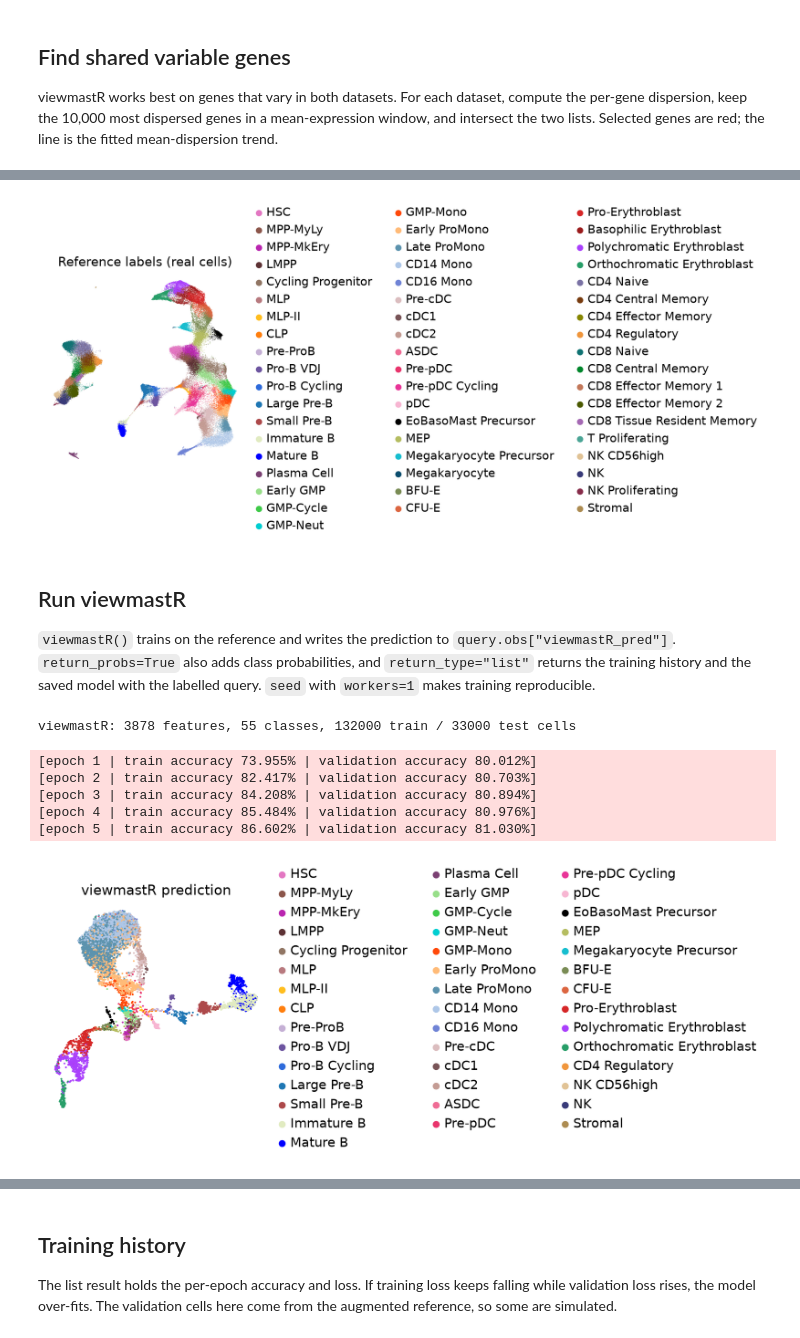
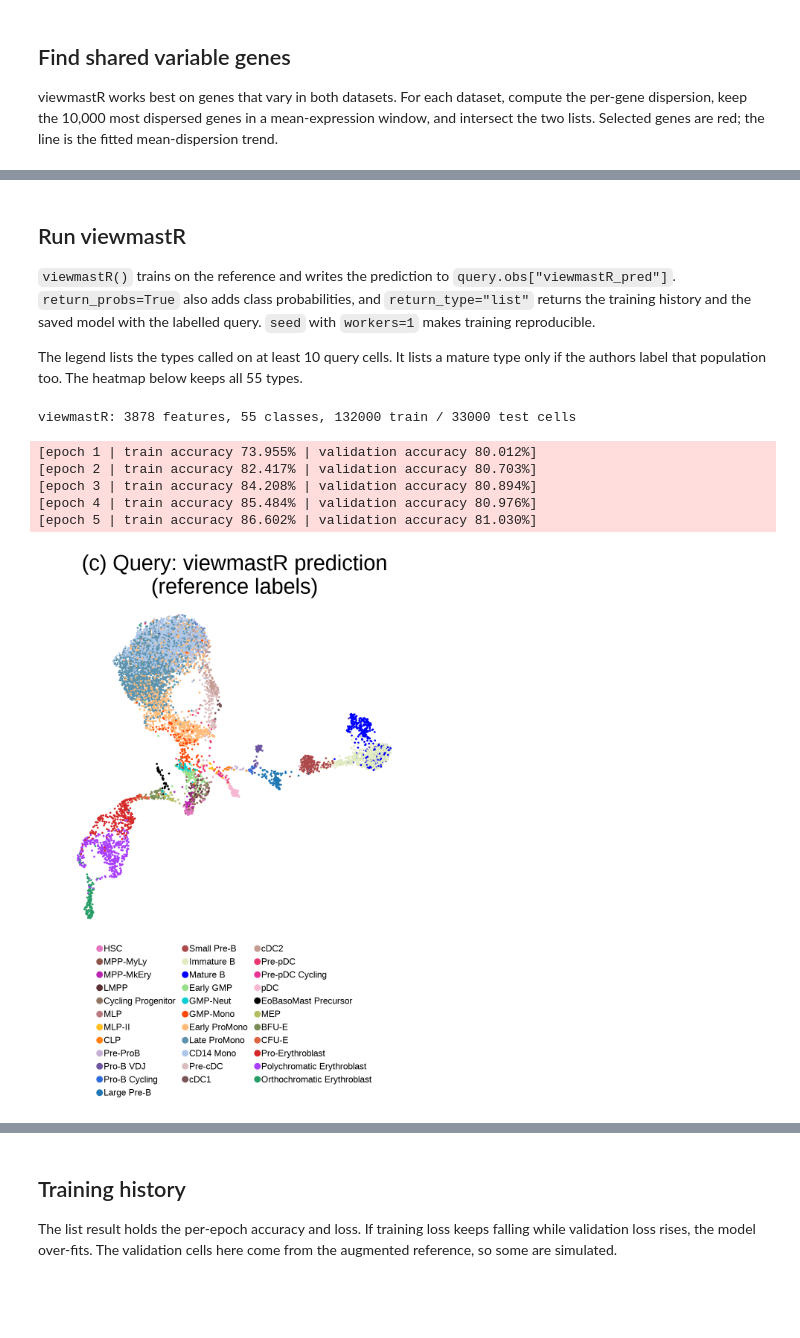
Before and after one commit to jacob-greene/py-viewmastR, a Jupyter notebook: tutorials/01_how_to.ipynb, the cells around one changed output, grey strips where cells are left out. Saved outputs shown, nothing was run; the diff lists cells and outputs as text; code cells hidden in the pictures; blank space fills up the shorter version.

```diff
--- a/tutorials/01_how_to.ipynb
+++ b/tutorials/01_how_to.ipynb
@@ -34,10 +34,11 @@ honest accuracy below.
 import matplotlib.pyplot as plt
 import scanpy as sc
 import viewmastr as vm
-import celltype_colors as cc
+import readme_panels as rp
 import tutorial_data as td
 
 sc.set_figure_params(dpi=80, frameon=False)
+plt.rcParams.update(rp.STYLE)
 label = "CellType"
 ref, held = td.bonemarrowmap_augmented(label, norm_number=3000)
 query = td.bm_tcelldep()
@@ -56,4 +70,0 @@ the 55 reference types; like types share a hue with the matching author label.
-# %%
-vm.palette.set_colors(query, "celltype")
-print(query.obs["celltype"].value_counts().to_string())
-sc.pl.umap(query, color="celltype", title="Query: author labels")
@@ -104,9 +115,3 @@ atlas's stored UMAP. Simulated cells have no position on it.
-# %%
-real = ref[~ref.obs["simulated"].to_numpy()].copy()
-cc.set_colors(real, label)
-sc.pl.umap(real, color=label, title="Reference labels (real cells)")
-# %% [output]
-[figure, removed]
 # %% [markdown]
 ## Run viewmastR
 
@@ -114,20 +119,25 @@ sc.pl.umap(real, color=label, title="Reference labels (real cells)")
 `query.obs["viewmastR_pred"]`. `return_probs=True` also adds class probabilities, and
 `return_type="list"` returns the training history and the saved model with the labelled
 query. `seed` with `workers=1` makes training reproducible.
+
+The legend lists the types called on at least 10 query cells. It lists a mature type only if
+the authors label that population too. The heatmap below keeps all 55 types.
 # %%
 res = vm.viewmastR(query, ref, label, selected_features=vg, seed=20261103, workers=1,
                    return_type="list", return_probs=True)
 query = res.adata
-cc.set_colors(query, "viewmastR_pred")
-sc.pl.umap(query, color="viewmastR_pred", title="viewmastR prediction")
+shown, _ = rp.prediction_legend(query.obs["viewmastR_pred"], query.obs["celltype"])
+rp.umap_figure(query.obsm["X_umap"], query.obs["viewmastR_pred"],
+               "(c) Query: viewmastR prediction\n(reference labels)", legend=shown, size=rp.QSIZE)
+plt.show()
 # %% [output]
 viewmastR: 3878 features, 55 classes, 132000 train / 33000 test cells
 [epoch 1 | train accuracy 73.955% | validation accuracy 80.012%]
 [epoch 2 | train accuracy 82.417% | validation accuracy 80.703%]
 [epoch 3 | train accuracy 84.208% | validation accuracy 80.894%]
 [epoch 4 | train accuracy 85.484% | validation accuracy 80.976%]
 [epoch 5 | train accuracy 86.602% | validation accuracy 81.030%]
-[figure, old version]
+[figure, new version]
 # %% [markdown]
 ## Compare with the author labels
 
```
Also changed, not shown: parts of 13 cells of this notebook, 3 other files.
